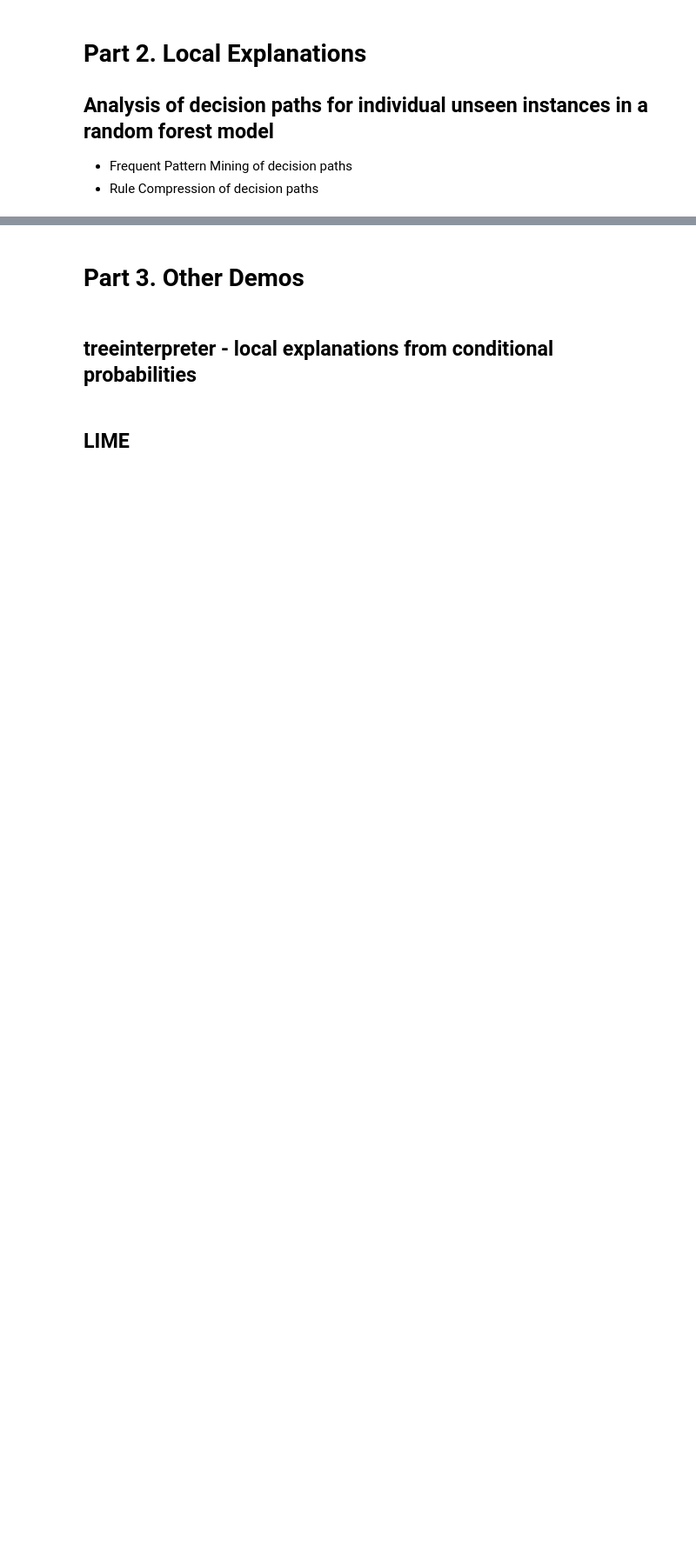
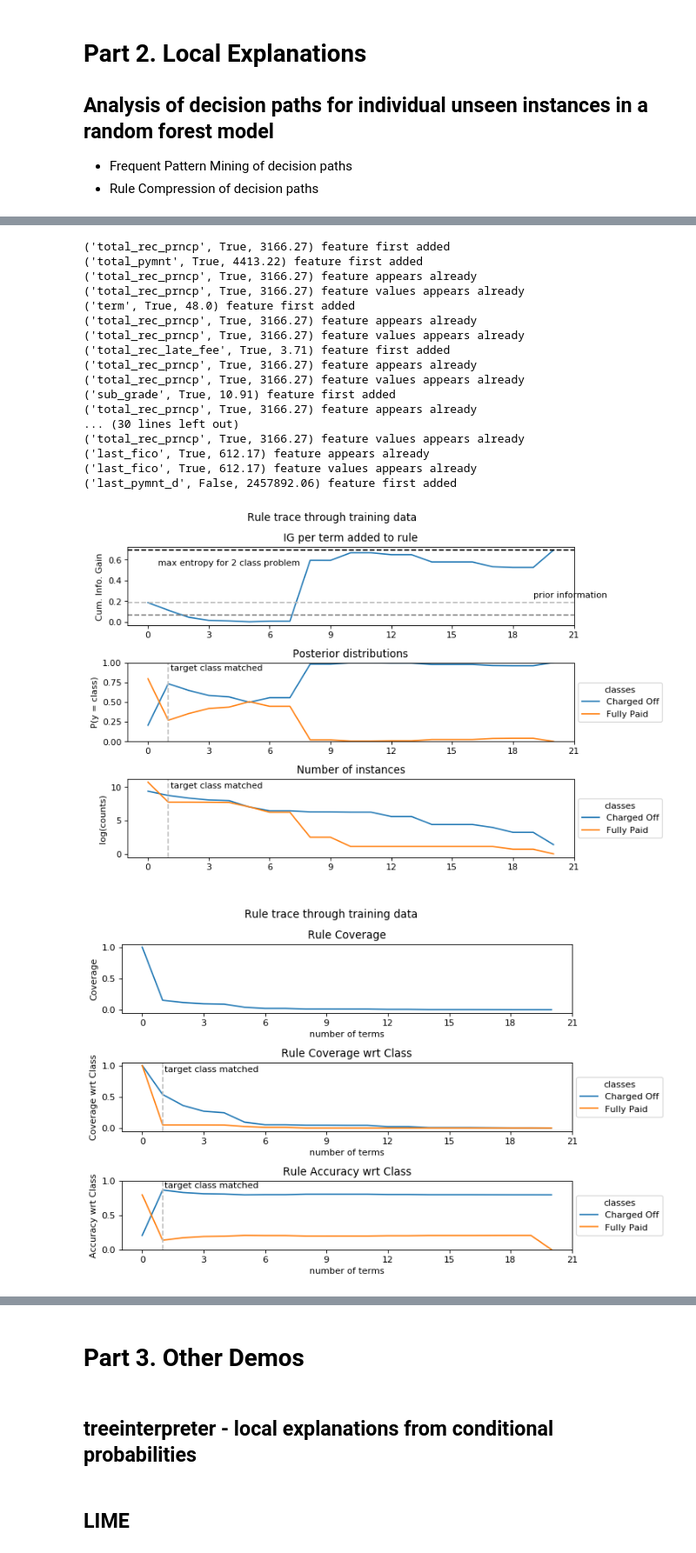
Before and after one commit to julianhatwell/interpret_basics2, a Jupyter notebook: Explanations of lending data set.ipynb, the cells around one changed output, grey strips where cells are left out. Shown at 87% size. Saved outputs shown, nothing was run; the diff lists cells and outputs as text; code cells hidden in the pictures; blank space fills up the shorter version.

```diff
--- a/Explanations of lending data set.ipynb
+++ b/Explanations of lending data set.ipynb
@@ -156,7 +199,7 @@ log_ratio = log_ratio_plot(num = tt_correct_stats[1]['m_lower_traversals'],
 * Frequent Pattern Mining of decision paths
 * Rule Compression of decision paths
 # %%
-first_n = 14 # python is 'up to but not including'
+first_n = 5 # python is 'up to but not including'
 
 batch = X_test[0:first_n]
 labels = y_test[0:first_n]
@@ -207,37 +287,59 @@ training_labels = y_train
 
 # MAJORITY
 # generate a set of paths, sorting can be tuned
-sorted_fp = get_sorted_fp(discretize_paths(get_paths(nfp, instance, by_tree = False, which_trees='majority')
-                                           , vars_dict, 4),
-                                 support = 0.1, max_itemset_size = 6, alpha = 0.0)
+sorted_fp = get_sorted_fp(discretize_paths(get_paths(nfp, instance, by_tree = False
+                                         , which_trees='majority')
+                                           , vars_dict, 4, equal_counts=True),
+                                 support = 0.025, alpha = 0.4)
 # create the rule accumulator
 ra = rule_accumulator(vars_dict=vars_dict, onehot_dict = onehot_dict, rule_list=sorted_fp)
 
 # run the profile
 ra, model_votes = profile_instance(instance=instance, target_class=0
                                      , fp_object = nfp
                                      , rule_acc = ra
                                      , training_data = encoder.transform(training_data)
                                      , training_labels = training_labels
                                      , features = onehot_features
                                      , class_names = class_names
                                      , stopping_param = 1)
 
 # MINORITY
 # generate a set of paths, sorting can be tuned
-sorted_fp_min = get_sorted_fp(discretize_paths(get_paths(nfp, instance, by_tree = False, which_trees='minority')
-                                               , vars_dict, 4),
-                                 support = 0.1, max_itemset_size = 6, alpha = 0.0)
+sorted_fp_min = get_sorted_fp(discretize_paths(get_paths(nfp, instance, by_tree = False
+                                                         , which_trees='minority')
+                                           , vars_dict, 4, equal_counts=True),
+                                 support = 0.025, alpha = 0.4)
 
 # create the rule accumulator
 ra_min = rule_accumulator(vars_dict=vars_dict, onehot_dict = onehot_dict, rule_list=sorted_fp_min)
 
 # run the profile
 ra_min, model_votes = profile_instance(instance=instance, target_class=0
                                      , fp_object = nfp
                                      , rule_acc = ra_min
                                      , training_data = encoder.transform(training_data)
                                      , training_labels = training_labels
                                      , features = onehot_features
                                      , class_names = class_names
                                      , stopping_param = 1)
+# %% [output]
+('total_rec_prncp', True, 3166.27) feature first added
+('total_pymnt', True, 4413.22) feature first added
+('total_rec_prncp', True, 3166.27) feature appears already
+('total_rec_prncp', True, 3166.27) feature values appears already
+('term', True, 48.0) feature first added
+('total_rec_prncp', True, 3166.27) feature appears already
+('total_rec_prncp', True, 3166.27) feature values appears already
+('total_rec_late_fee', True, 3.71) feature first added
+('total_rec_prncp', True, 3166.27) feature appears already
+('total_rec_prncp', True, 3166.27) feature values appears already
+('sub_grade', True, 10.91) feature first added
+('total_rec_prncp', True, 3166.27) feature appears already
+... (30 lines left out)
+('total_rec_prncp', True, 3166.27) feature values appears already
+('last_fico', True, 612.17) feature appears already
+('last_fico', True, 612.17) feature values appears already
+('last_pymnt_d', False, 2457892.06) feature first added
+[figure, added]
+[figure, added]
```
Also changed, not shown: parts of 14 cells of this notebook, 6 other files.
